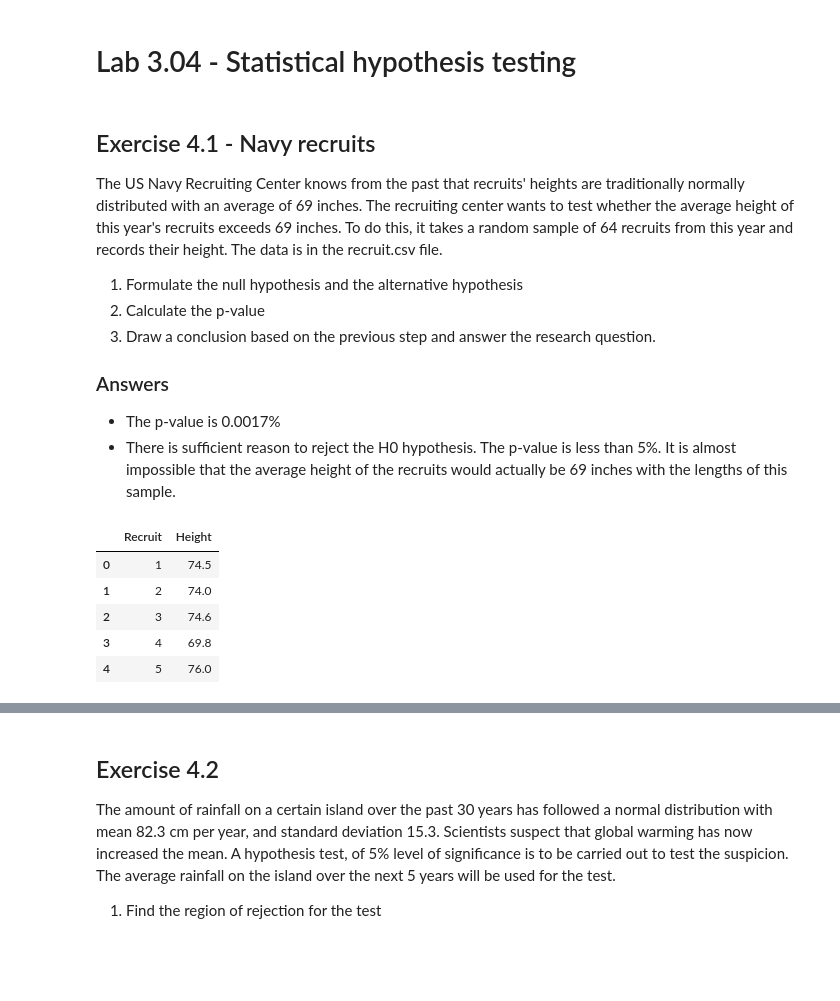
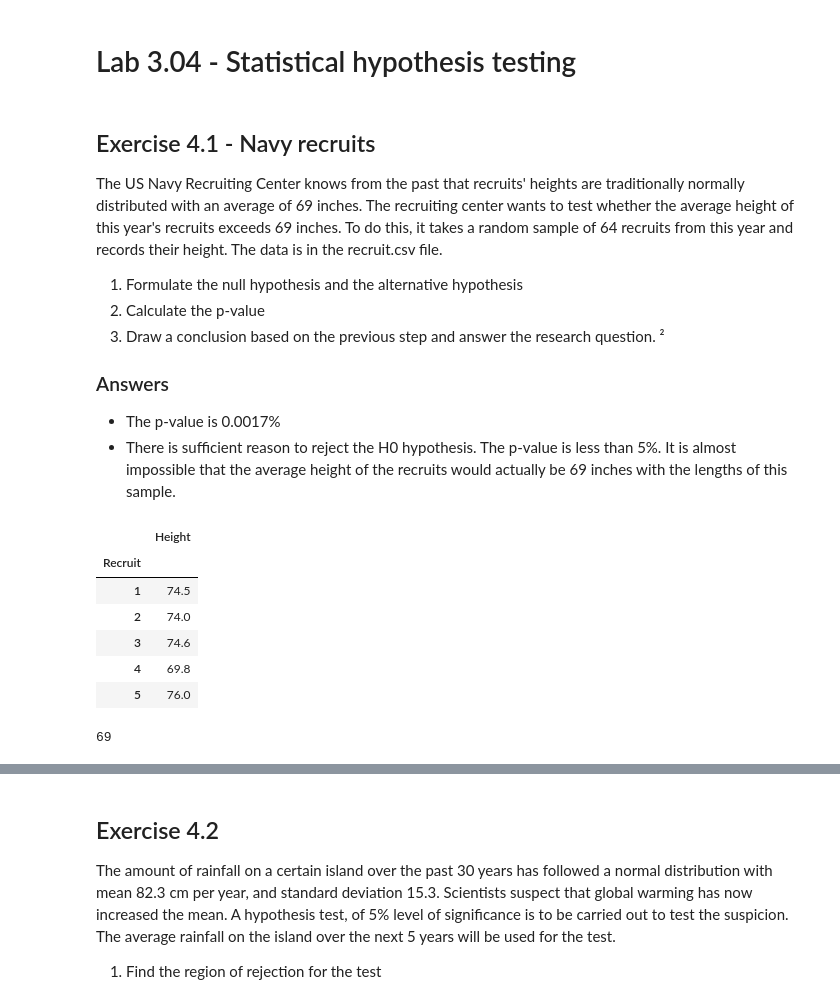
Before and after one commit to HoGentTIN/dsai-labs, a Jupyter notebook: 3-central-limit-testing/lab-3.04-hypothesis-testing.ipynb, the cells around one changed output, grey strips where cells are left out. Drawn from its saved outputs; the diff is of its cells as text; code cells hidden in the pictures; blank space fills up the shorter version.

```diff
--- a/3-central-limit-testing/lab-3.04-hypothesis-testing.ipynb
+++ b/3-central-limit-testing/lab-3.04-hypothesis-testing.ipynb
@@ -22,19 +22,20 @@ The US Navy Recruiting Center knows from the past that recruits' heights are tra
 1. Formulate the null hypothesis and the alternative hypothesis
 2. Calculate the p-value
 3. Draw a conclusion based on the previous step and answer the research question.
-
+²
 ### Answers
 
 - The p-value is 0.0017%
 - There is sufficient reason to reject the H0 hypothesis. The p-value is less than 5%. It is almost impossible that the average height of the recruits would actually be 69 inches with the lengths of this sample.
 # %%
 df = pd.read_csv('https://raw.githubusercontent.com/HoGentTIN/dsai-labs/main/data/recruten.csv',
-    sep=";", decimal=",")
+    sep=";", decimal=",").set_index('Recruit')
 df.head()
 # %% [output]
-|  | Recruit | Height |
-| 0 | 1 | 74.5 |
-| 1 | 2 | 74.0 |
-| 2 | 3 | 74.6 |
-| 3 | 4 | 69.8 |
-| 4 | 5 | 76.0 |
+|  | Height |
+| Recruit |  |
+| 1 | 74.5 |
+| 2 | 74.0 |
+| 3 | 74.6 |
+| 4 | 69.8 |
+| 5 | 76.0 |
@@ -48 +42,13 @@ alpha = 0.00017        # Significance level (chosen by the researcher)
+# %%
+# Properties of the sample:
+alpha = 0.05      # Significance level (chosen by the researcher)
+mu = 69 #df.Height.mean()  #69
+s = df.Height.std()              # Sample size
+m_sample = df.Height.mean()      # Sample mean
+n = df.Height.count()
+p = stats.t.sf(m_sample, loc=mu, scale=s/np.sqrt(n), df=n-1)
+g = stats.t.isf(alpha, loc=mu, scale=s/np.sqrt(n), df=n-1)
+print(mu)
+# %% [output]
+69
 # %%
```
Also changed, not shown: parts of 7 cells of this notebook, 1 other file.
